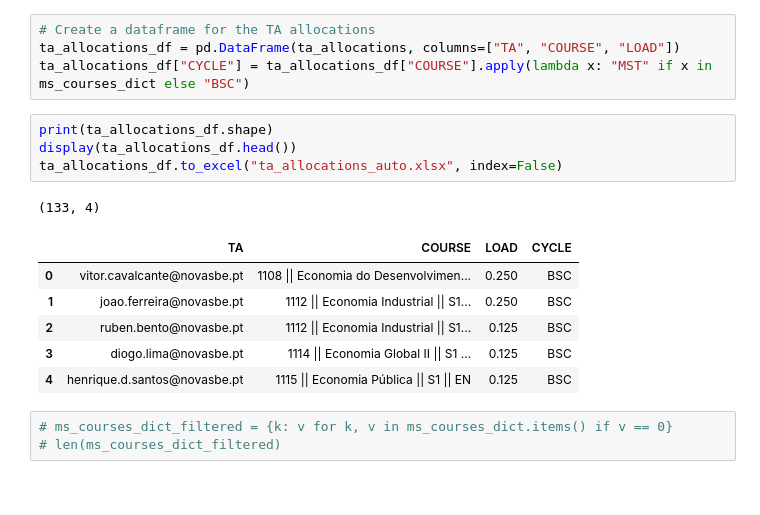
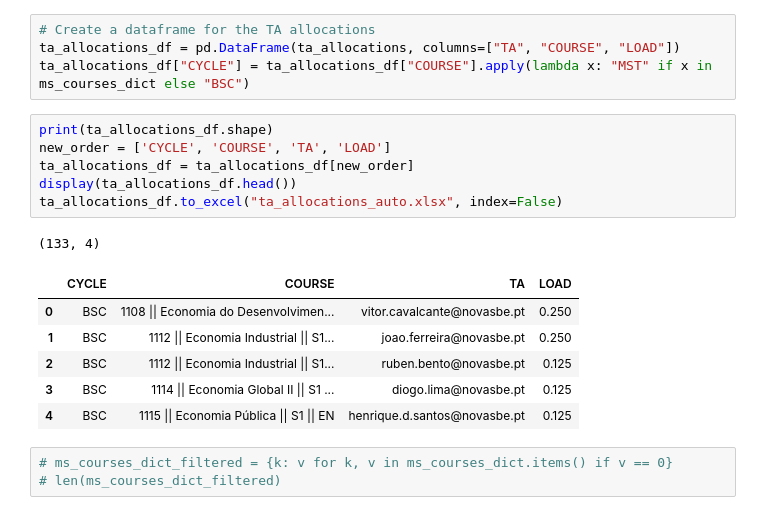
Before and after one commit to bforbesc/ta-allocation-app, a Jupyter notebook: ta_allocation_notebook.ipynb, the cells around one changed output. Cells and saved outputs as stored; diff of their text form.

```diff
--- a/ta_allocation_notebook.ipynb
+++ b/ta_allocation_notebook.ipynb
@@ -1101,16 +1101,18 @@ ta_allocations_df = pd.DataFrame(ta_allocations, columns=["TA", "COURSE", "LOAD"
 ta_allocations_df["CYCLE"] = ta_allocations_df["COURSE"].apply(lambda x: "MST" if x in ms_courses_dict else "BSC")
 # %%
 print(ta_allocations_df.shape)
+new_order = ['CYCLE', 'COURSE', 'TA', 'LOAD']
+ta_allocations_df = ta_allocations_df[new_order]
 display(ta_allocations_df.head())
 ta_allocations_df.to_excel("ta_allocations_auto.xlsx", index=False)
 # %% [output]
 (133, 4)
-|  | TA | COURSE | LOAD | CYCLE |
-| 0 | vitor.cavalcante@novasbe.pt | 1108 || Economia do Desenvolvimen... | 0.250 | BSC |
-| 1 | joao.ferreira@novasbe.pt | 1112 || Economia Industrial || S1... | 0.250 | BSC |
-| 2 | ruben.bento@novasbe.pt | 1112 || Economia Industrial || S1... | 0.125 | BSC |
-| 3 | diogo.lima@novasbe.pt | 1114 || Economia Global II || S1 ... | 0.125 | BSC |
-| 4 | henrique.d.santos@novasbe.pt | 1115 || Economia Pública || S1 || EN | 0.125 | BSC |
+|  | CYCLE | COURSE | TA | LOAD |
+| 0 | BSC | 1108 || Economia do Desenvolvimen... | vitor.cavalcante@novasbe.pt | 0.250 |
+| 1 | BSC | 1112 || Economia Industrial || S1... | joao.ferreira@novasbe.pt | 0.250 |
+| 2 | BSC | 1112 || Economia Industrial || S1... | ruben.bento@novasbe.pt | 0.125 |
+| 3 | BSC | 1114 || Economia Global II || S1 ... | diogo.lima@novasbe.pt | 0.125 |
+| 4 | BSC | 1115 || Economia Pública || S1 || EN | henrique.d.santos@novasbe.pt | 0.125 |
 # %%
 # ms_courses_dict_filtered = {k: v for k, v in ms_courses_dict.items() if v == 0}
 # len(ms_courses_dict_filtered)
```
Also changed, not shown: parts of 1 cell of this notebook, 1 other file.
